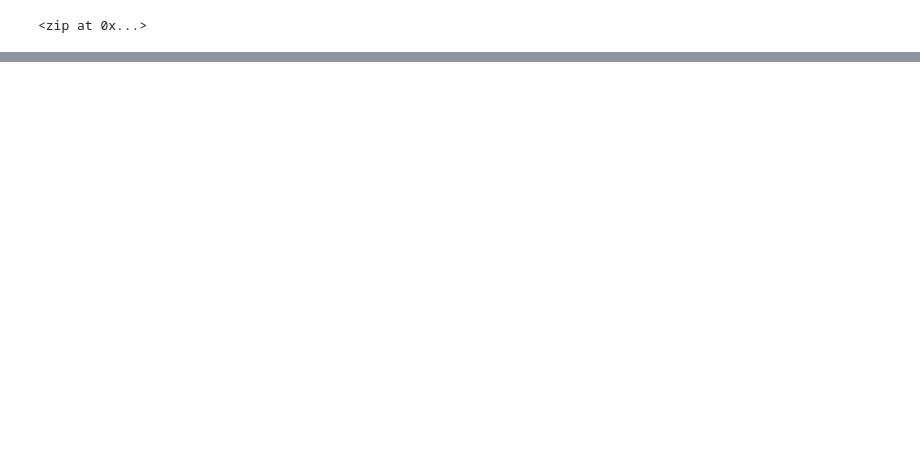
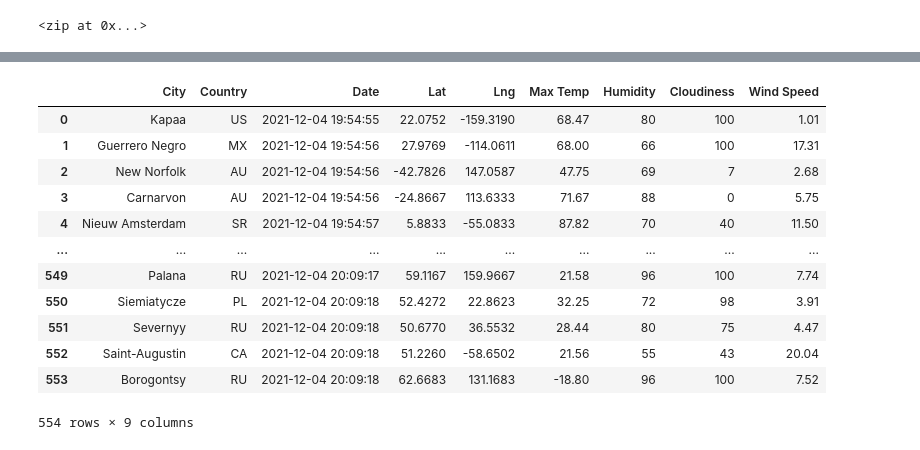
Before and after one commit to BrianWegemann/World_Weather_Analysis, a Jupyter notebook: WeatherPy.ipynb, the cells around one changed output, grey strips where cells are left out. Drawn from its saved outputs; the diff is of its cells as text; code cells hidden in the pictures; blank space fills up the shorter version.

```diff
--- a/WeatherPy.ipynb
+++ b/WeatherPy.ipynb
@@ -32,0 +39,4 @@ len(cities)
+# %%
+# Starting URL for Weather Map API Call.
+url = "http://api.openweathermap.org/data/2.5/weather?units=Imperial&APPID=" + weather_api_key
+print(url)
@@ -32,0 +134,4 @@ len(cities)
+# %%
+# Convert the array of dictionaries to a Pandas DataFrame.
+city_data_df = pd.DataFrame(city_data)
+city_data_df.head(10)
@@ -32,0 +150,19 @@ len(cities)
+# %%
+new_column_order = ['City', 'Country', 'Date', 'Lat', 'Lng', 'Max Temp', 'Humidity', 'Cloudiness', 'Wind Speed']
+city_data_df = city_data_df[new_column_order]
+# %%
+city_data_df
+# %% [output]
+|  | City | Country | Date | Lat | Lng | Max Temp | Humidity | Cloudiness | Wind Speed |
+| 0 | Kapaa | US | 2021-12-04 19:54:55 | 22.0752 | -159.3190 | 68.47 | 80 | 100 | 1.01 |
+| 1 | Guerrero Negro | MX | 2021-12-04 19:54:56 | 27.9769 | -114.0611 | 68.00 | 66 | 100 | 17.31 |
+| 2 | New Norfolk | AU | 2021-12-04 19:54:56 | -42.7826 | 147.0587 | 47.75 | 69 | 7 | 2.68 |
+| 3 | Carnarvon | AU | 2021-12-04 19:54:56 | -24.8667 | 113.6333 | 71.67 | 88 | 0 | 5.75 |
+| 4 | Nieuw Amsterdam | SR | 2021-12-04 19:54:57 | 5.8833 | -55.0833 | 87.82 | 70 | 40 | 11.50 |
+| ... | ... | ... | ... | ... | ... | ... | ... | ... | ... |
+| 549 | Palana | RU | 2021-12-04 20:09:17 | 59.1167 | 159.9667 | 21.58 | 96 | 100 | 7.74 |
+| 550 | Siemiatycze | PL | 2021-12-04 20:09:18 | 52.4272 | 22.8623 | 32.25 | 72 | 98 | 3.91 |
+| 551 | Severnyy | RU | 2021-12-04 20:09:18 | 50.6770 | 36.5532 | 28.44 | 80 | 75 | 4.47 |
+| 552 | Saint-Augustin | CA | 2021-12-04 20:09:18 | 51.2260 | -58.6502 | 21.56 | 55 | 43 | 20.04 |
+| 553 | Borogontsy | RU | 2021-12-04 20:09:18 | 62.6683 | 131.1683 | -18.80 | 96 | 100 | 7.52 |
+554 rows × 9 columns
```
Also changed, not shown: parts of 8 cells of this notebook, 3 other files.
